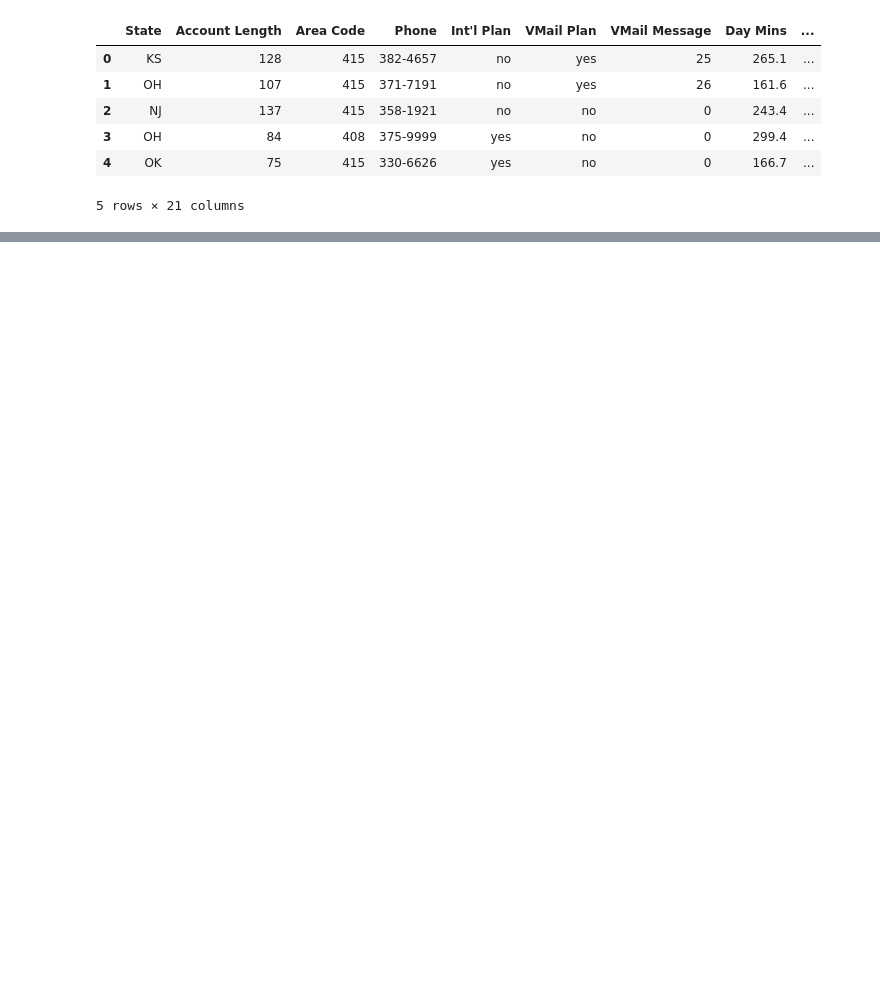
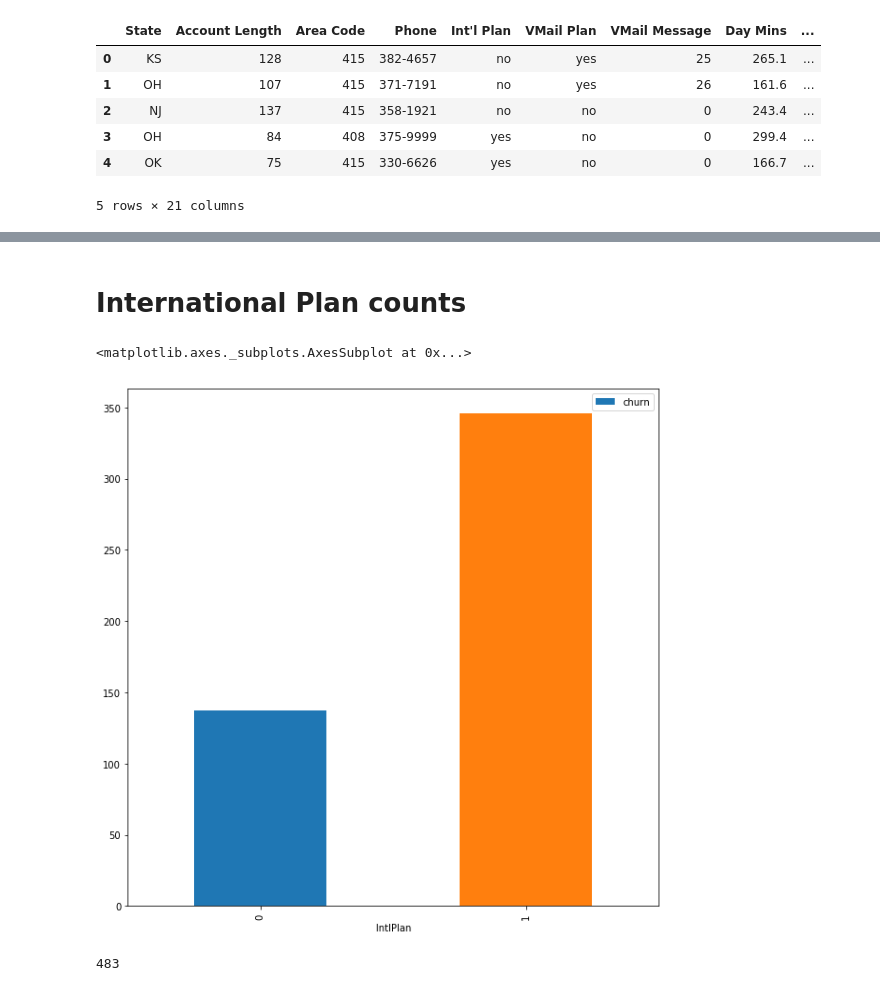
Before and after one commit to ktym1/3250_project, a Jupyter notebook: 20180723 - Group_project.ipynb, the cells around one changed output, grey strips where cells are left out. Cells and saved outputs as stored; diff of their text form; code cells hidden in the pictures; blank space fills up the shorter version.

```diff
--- a/20180723 - Group_project.ipynb
+++ b/20180723 - Group_project.ipynb
@@ -237,0 +146,15 @@ daycharge_df.sort_values(by=['churn'], ascending=False)
+# %% [markdown]
+# International Plan counts
+# %%
+IntlPlan_df= churn_df[['IntlPlan','churn']].groupby(['IntlPlan'], as_index=False).sum()
+IntlPlan_df.plot.bar(x= 'IntlPlan', y = 'churn', figsize = (10,10))
+# %% [output]
+<matplotlib.axes._subplots.AxesSubplot at 0x...>
+[figure, added]
+# %%
+#total % of churn
+
+total_churn = custserv_df['churn'].sum()
+total_churn
+# %% [output]
+483
```
Also changed, not shown: parts of 54 cells of this notebook.
